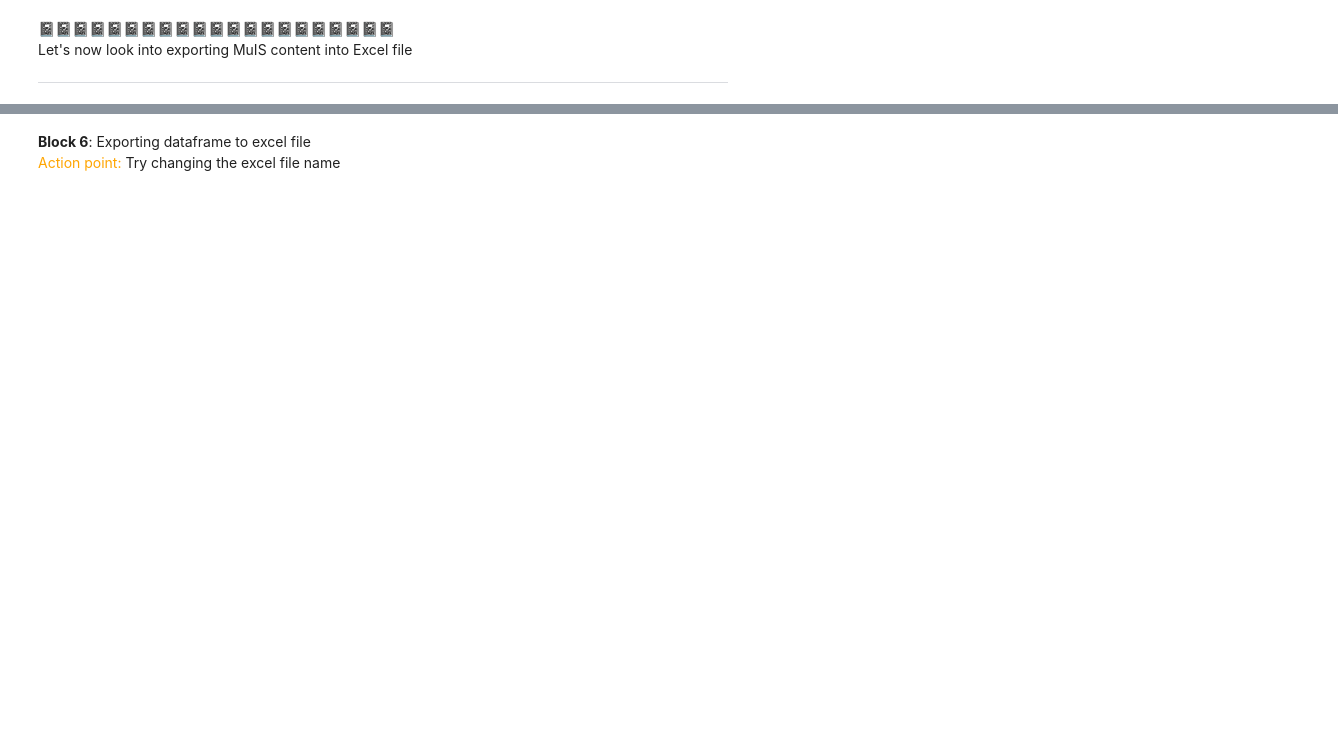
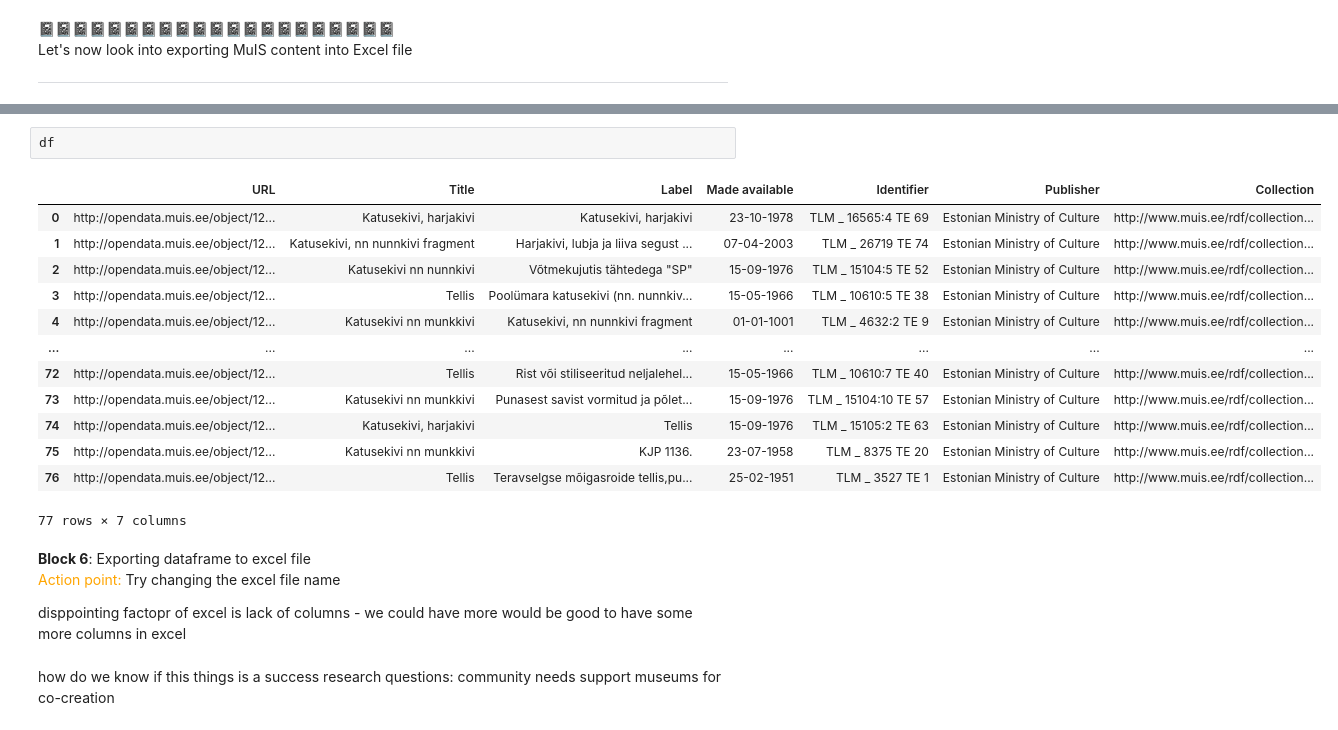
Before and after one commit to olexandr7/erm_workshop, a Jupyter notebook: ERM_workshop_1.ipynb, the cells around one changed output, grey strips where cells are left out. Cells and saved outputs as stored; diff of their text form; blank space fills up the shorter version.

```diff
--- a/ERM_workshop_1.ipynb
+++ b/ERM_workshop_1.ipynb
@@ -162,6 +234,30 @@ df = df.rename(columns={0: 'URL',1: 'Title', 2: 'Label', 3: 'Made available', 4:
+# %%
+df
+# %% [output]
+|  | URL | Title | Label | Made available | Identifier | Publisher | Collection |
+| 0 | http://opendata.muis.ee/object/12... | Katusekivi, harjakivi | Katusekivi, harjakivi | 23-10-1978 | TLM _ 16565:4 TE 69 | Estonian Ministry of Culture | http://www.muis.ee/rdf/collection... |
+| 1 | http://opendata.muis.ee/object/12... | Katusekivi, nn nunnkivi fragment | Harjakivi, lubja ja liiva segust ... | 07-04-2003 | TLM _ 26719 TE 74 | Estonian Ministry of Culture | http://www.muis.ee/rdf/collection... |
+| 2 | http://opendata.muis.ee/object/12... | Katusekivi nn nunnkivi | Võtmekujutis tähtedega "SP" | 15-09-1976 | TLM _ 15104:5 TE 52 | Estonian Ministry of Culture | http://www.muis.ee/rdf/collection... |
+| 3 | http://opendata.muis.ee/object/12... | Tellis | Poolümara katusekivi (nn. nunnkiv... | 15-05-1966 | TLM _ 10610:5 TE 38 | Estonian Ministry of Culture | http://www.muis.ee/rdf/collection... |
+| 4 | http://opendata.muis.ee/object/12... | Katusekivi nn munkkivi | Katusekivi, nn nunnkivi fragment | 01-01-1001 | TLM _ 4632:2 TE 9 | Estonian Ministry of Culture | http://www.muis.ee/rdf/collection... |
+| ... | ... | ... | ... | ... | ... | ... | ... |
+| 72 | http://opendata.muis.ee/object/12... | Tellis | Rist või stiliseeritud neljalehel... | 15-05-1966 | TLM _ 10610:7 TE 40 | Estonian Ministry of Culture | http://www.muis.ee/rdf/collection... |
+| 73 | http://opendata.muis.ee/object/12... | Katusekivi nn munkkivi | Punasest savist vormitud ja põlet... | 15-09-1976 | TLM _ 15104:10 TE 57 | Estonian Ministry of Culture | http://www.muis.ee/rdf/collection... |
+| 74 | http://opendata.muis.ee/object/12... | Katusekivi, harjakivi | Tellis | 15-09-1976 | TLM _ 15105:2 TE 63 | Estonian Ministry of Culture | http://www.muis.ee/rdf/collection... |
+| 75 | http://opendata.muis.ee/object/12... | Katusekivi nn munkkivi | KJP 1136. | 23-07-1958 | TLM _ 8375 TE 20 | Estonian Ministry of Culture | http://www.muis.ee/rdf/collection... |
+| 76 | http://opendata.muis.ee/object/12... | Tellis | Teravselgse mõigasroide tellis,pu... | 25-02-1951 | TLM _ 3527 TE 1 | Estonian Ministry of Culture | http://www.muis.ee/rdf/collection... |
+77 rows × 7 columns
 # %% [markdown]
 **Block 6**: Exporting dataframe to excel file
 <br>  <font color='orange'>Action point: </font> Try changing the excel file name
+
+disppointing factopr of excel is lack of columns - we could have more
+would be good to have some more columns in excel
+# %% [markdown]
+how do we know if this things is a success
+research questions:
+community needs
+support museums for co-creation
 # %%
 #file export out
 df.to_excel("labels.xlsx")          #<--- file name could be changed
```
Also changed, not shown: parts of 13 cells of this notebook.
